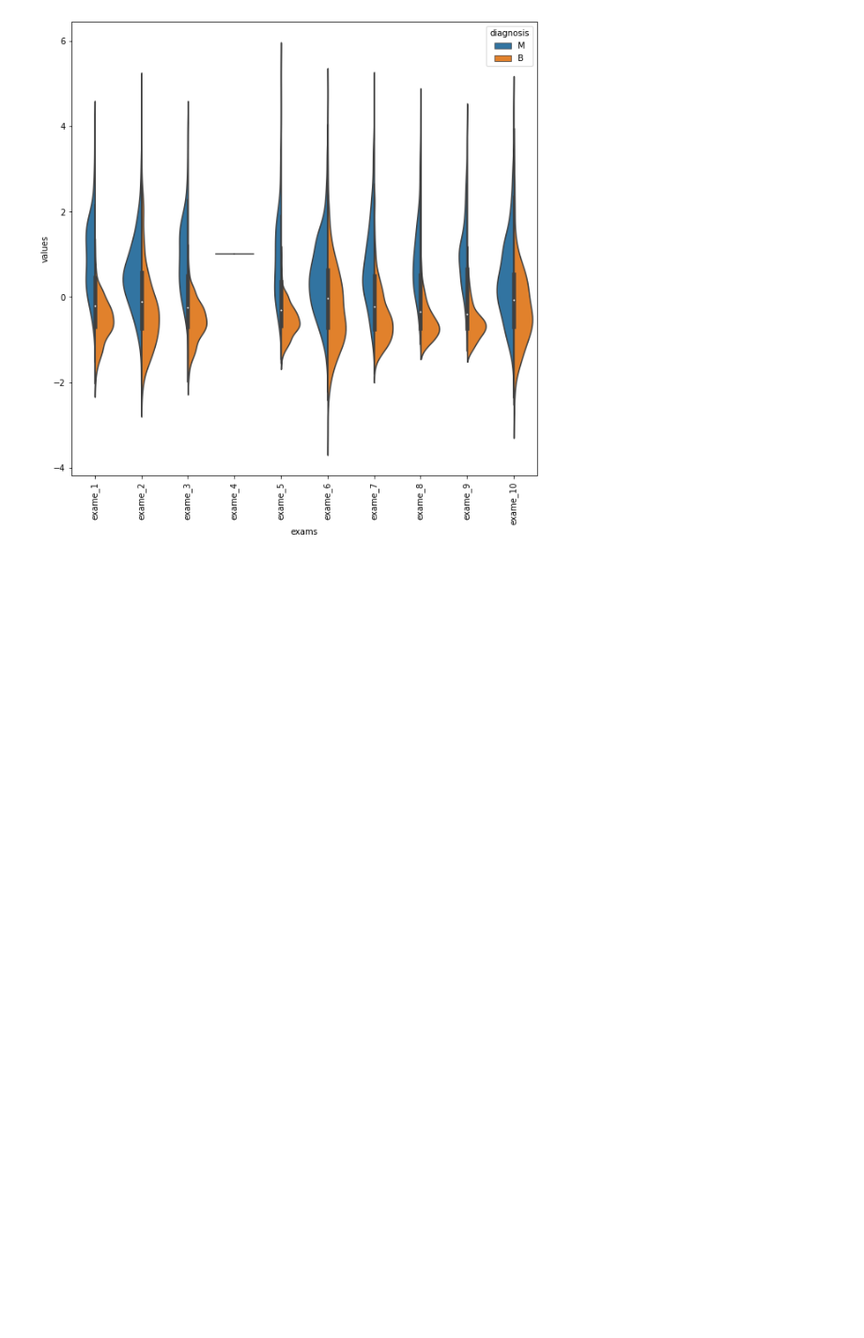
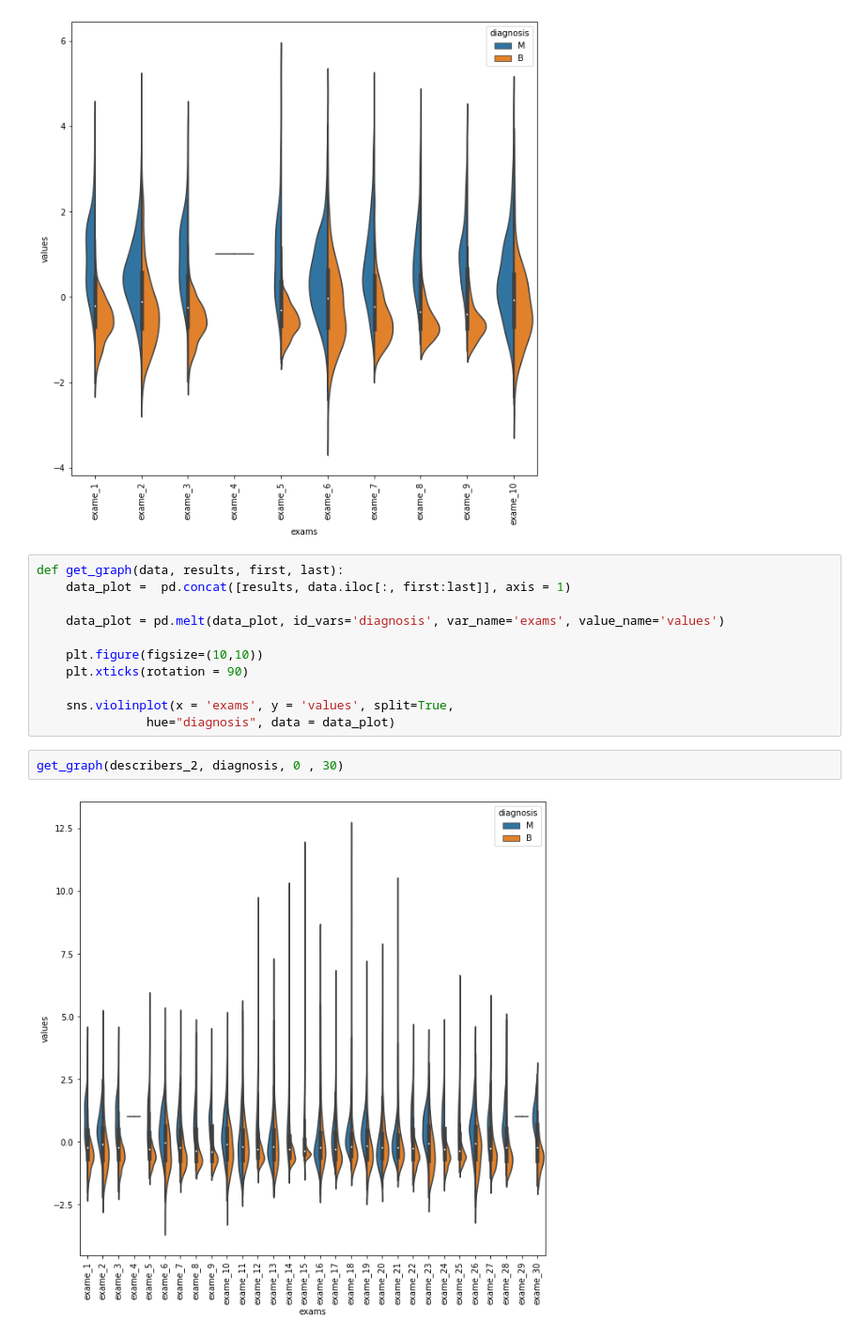
Before and after one commit to deLimaNicolas/that-classic-cancer-classification, a Jupyter notebook: cancer-classifier.ipynb, the cells around one changed output. Shown at 94% size. Saved outputs shown, nothing was run; the diff lists cells and outputs as text; blank space fills up the shorter version.

```diff
--- a/cancer-classifier.ipynb
+++ b/cancer-classifier.ipynb
@@ -108,3 +108,18 @@ sns.violinplot(x = 'exams', y = 'values', split=True,
 # %% [output]
 <AxesSubplot:xlabel='exams', ylabel='values'>
 [figure]
+# %%
+def get_graph(data, results, first, last):
+	data_plot =  pd.concat([results, data.iloc[:, first:last]], axis = 1)
+
+	data_plot = pd.melt(data_plot, id_vars='diagnosis', var_name='exams', value_name='values')
+
+	plt.figure(figsize=(10,10))
+	plt.xticks(rotation = 90)
+
+	sns.violinplot(x = 'exams', y = 'values', split=True,
+		       hue="diagnosis", data = data_plot)
+# %%
+get_graph(describers_2, diagnosis, 0 , 30)
+# %% [output]
+[figure, added]
```
Also changed, not shown: parts of 1 cell of this notebook.
